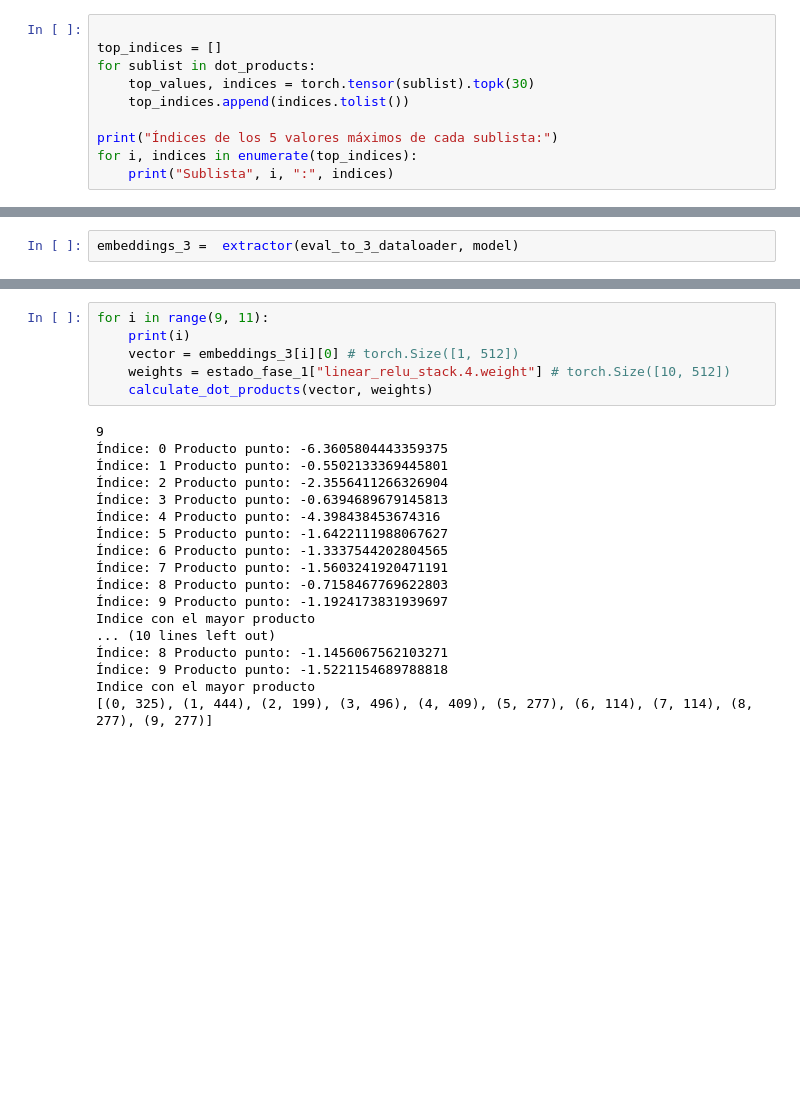
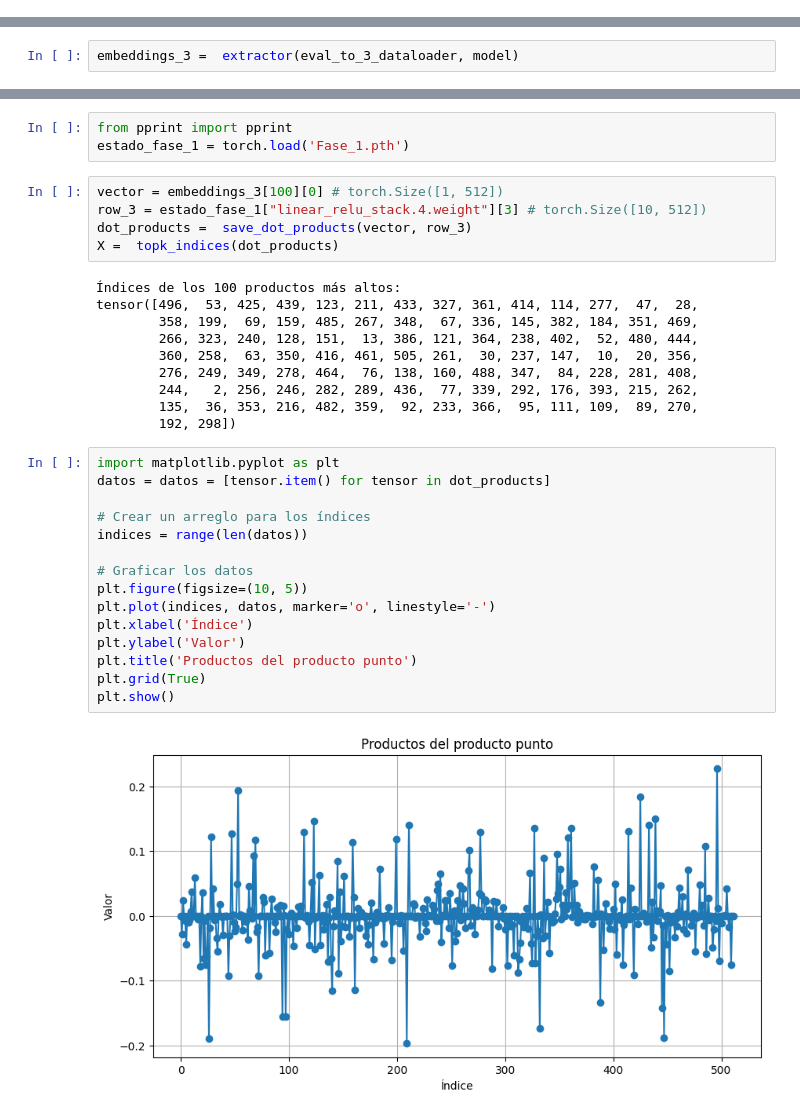
Before and after one commit to eguar11011/catastrophic_forgetting, a Jupyter notebook: Experiment_combination_classifier/Logist_embeddings.ipynb, the cells around one changed output, grey strips where cells are left out. Cells and saved outputs as stored; diff of their text form; blank space fills up the shorter version.

```diff
--- a/Experiment_combination_classifier/Logist_embeddings.ipynb
+++ b/Experiment_combination_classifier/Logist_embeddings.ipynb
@@ -180,10 +206,0 @@ dot_products =  calculate_dot_products(vector, weights)
-# %%
-
-top_indices = []
-for sublist in dot_products:
-    top_values, indices = torch.tensor(sublist).topk(30)
-    top_indices.append(indices.tolist())
-
-print("Índices de los 5 valores máximos de cada sublista:")
-for i, indices in enumerate(top_indices):
-    print("Sublista", i, ":", indices)
@@ -405,25 +301,36 @@ for select in range(20):
+# %%
+from pprint import pprint
+estado_fase_1 = torch.load('Fase_1.pth')
 # %%
-for i in range(9, 11):
-    print(i)
-    vector = embeddings_3[i][0] # torch.Size([1, 512])
-    weights = estado_fase_1["linear_relu_stack.4.weight"] # torch.Size([10, 512])
-    calculate_dot_products(vector, weights)
+vector = embeddings_3[100][0] # torch.Size([1, 512])
+row_3 = estado_fase_1["linear_relu_stack.4.weight"][3] # torch.Size([10, 512])
+dot_products =  save_dot_products(vector, row_3)
+X =  topk_indices(dot_products)
 # %% [output]
-9
-Índice: 0 Producto punto: -6.3605804443359375
-Índice: 1 Producto punto: -0.5502133369445801
-Índice: 2 Producto punto: -2.3556411266326904
-Índice: 3 Producto punto: -0.6394689679145813
-Índice: 4 Producto punto: -4.398438453674316
-Índice: 5 Producto punto: -1.6422111988067627
-Índice: 6 Producto punto: -1.3337544202804565
-Índice: 7 Producto punto: -1.5603241920471191
-Índice: 8 Producto punto: -0.7158467769622803
-Índice: 9 Producto punto: -1.1924173831939697
-Indice con el mayor producto
-... (10 lines left out)
-Índice: 8 Producto punto: -1.1456067562103271
-Índice: 9 Producto punto: -1.5221154689788818
-Indice con el mayor producto
-[(0, 325), (1, 444), (2, 199), (3, 496), (4, 409), (5, 277), (6, 114), (7, 114), (8, 277), (9, 277)]
+Índices de los 100 productos más altos:
+tensor([496,  53, 425, 439, 123, 211, 433, 327, 361, 414, 114, 277,  47,  28,
+        358, 199,  69, 159, 485, 267, 348,  67, 336, 145, 382, 184, 351, 469,
+        266, 323, 240, 128, 151,  13, 386, 121, 364, 238, 402,  52, 480, 444,
+        360, 258,  63, 350, 416, 461, 505, 261,  30, 237, 147,  10,  20, 356,
+        276, 249, 349, 278, 464,  76, 138, 160, 488, 347,  84, 228, 281, 408,
+        244,   2, 256, 246, 282, 289, 436,  77, 339, 292, 176, 393, 215, 262,
+        135,  36, 353, 216, 482, 359,  92, 233, 366,  95, 111, 109,  89, 270,
+        192, 298])
+# %%
+import matplotlib.pyplot as plt
+datos = datos = [tensor.item() for tensor in dot_products]
+
+# Crear un arreglo para los índices
+indices = range(len(datos))
+
+# Graficar los datos
+plt.figure(figsize=(10, 5))
+plt.plot(indices, datos, marker='o', linestyle='-')
+plt.xlabel('Índice')
+plt.ylabel('Valor')
+plt.title('Productos del producto punto')
+plt.grid(True)
+plt.show()
+# %% [output]
+[figure, added]
 # %%
```
Also changed, not shown: parts of 31 cells of this notebook.
